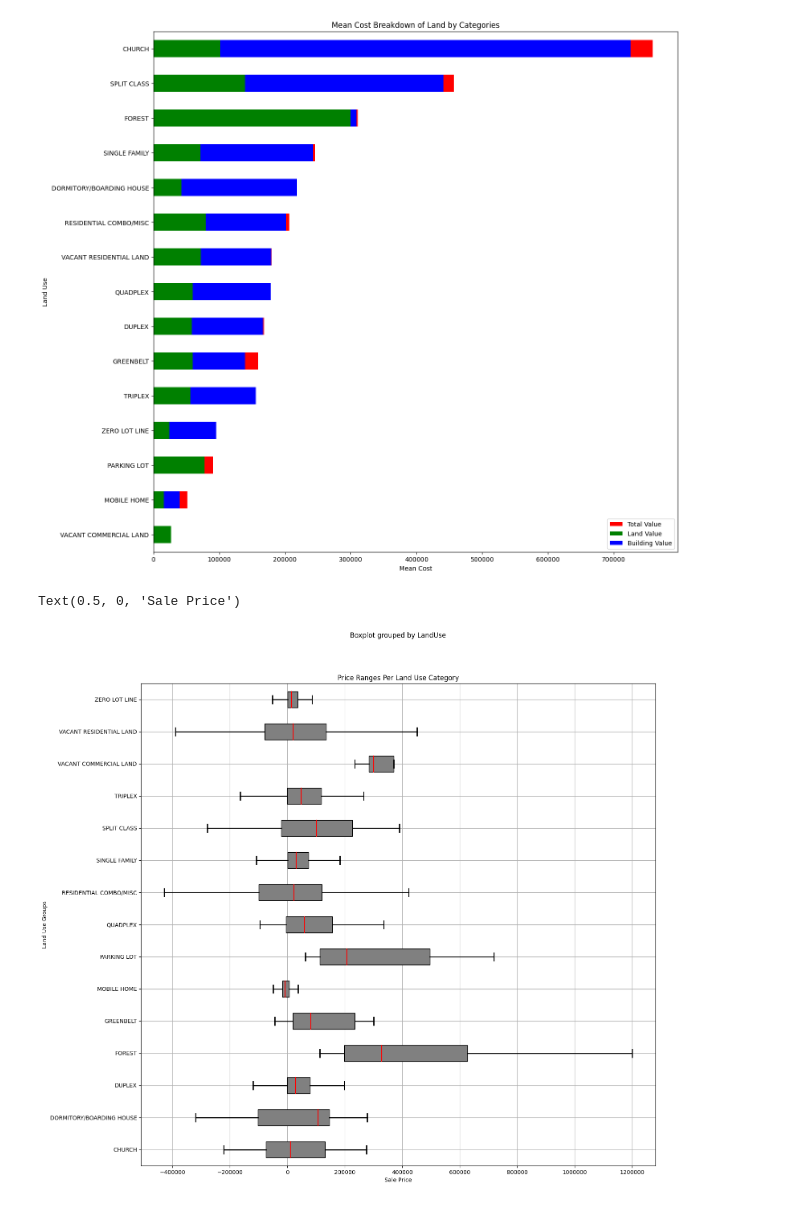
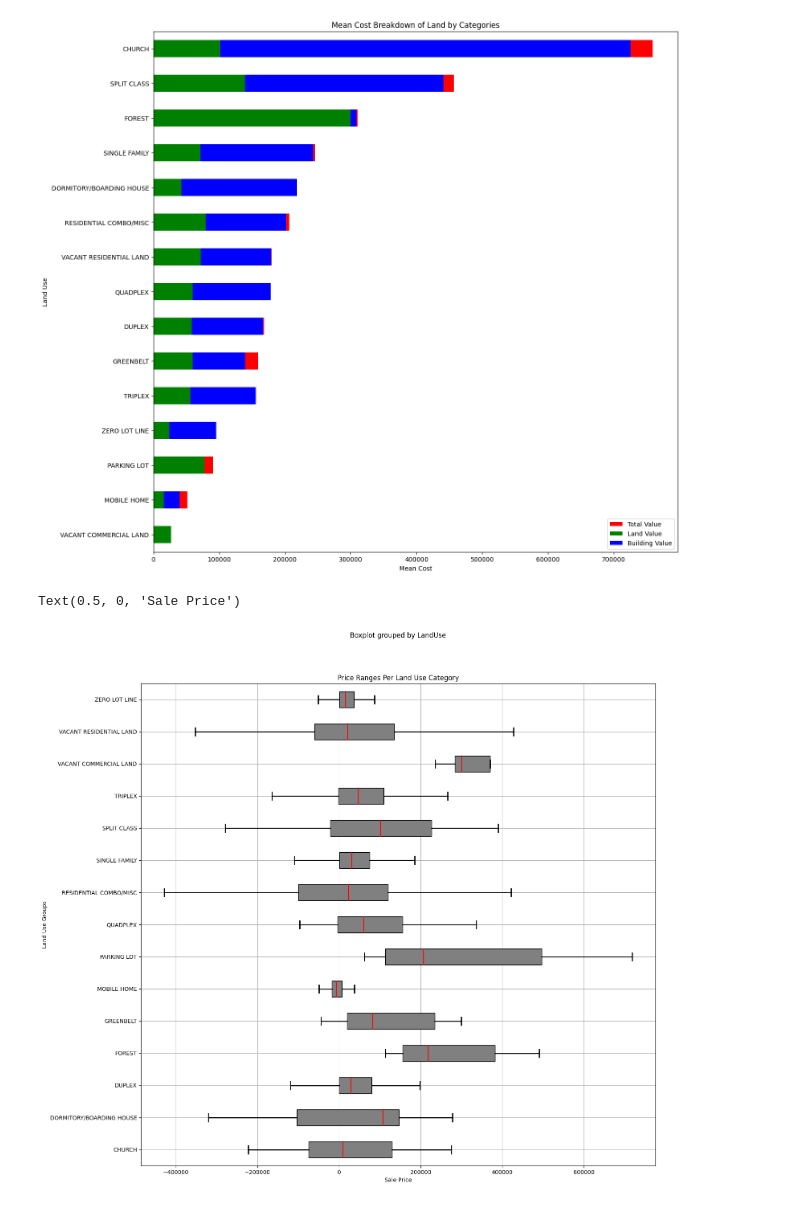
Before and after one commit to RobTheRobber/nashville-housing, a Jupyter notebook: nashville-housing.ipynb, the cells around one changed output. Saved outputs shown, nothing was run; the diff lists cells and outputs as text; code cells hidden in the pictures.

```diff
--- a/nashville-housing.ipynb
+++ b/nashville-housing.ipynb
@@ -129,20 +129,20 @@ Text(0.5, 1.0, 'Mean Cost Breakdown of Land by Categories')
 [figure]
 # %%
 
-th_filtered = dc.filter_outliers(t_housing, 'SalePrice')
+th_filtered = dc.filter_outliers(t_housing, 'SaleDifference')
 ax =th_filtered.boxplot("SaleDifference",
                   by="LandUse",
                 figsize=(16,16),
                 showfliers = False,
                 vert = False, patch_artist=True,
                 boxprops = dict(facecolor = "grey"),
                 medianprops = dict(color = "red", linewidth = 1.5),
                 whiskerprops = dict(linewidth = 2),
                 capprops = dict(linewidth = 2))
 ax.ticklabel_format(style='plain', axis='x')
 ax.set_title("Price Ranges Per Land Use Category")
 ax.set_ylabel("Land Use Groups")
 ax.set_xlabel("Sale Price")
 # %% [output]
 Text(0.5, 0, 'Sale Price')
-[figure, old version]
+[figure, new version]
```
Also changed, not shown: parts of 1 cell of this notebook, 2 other files.
